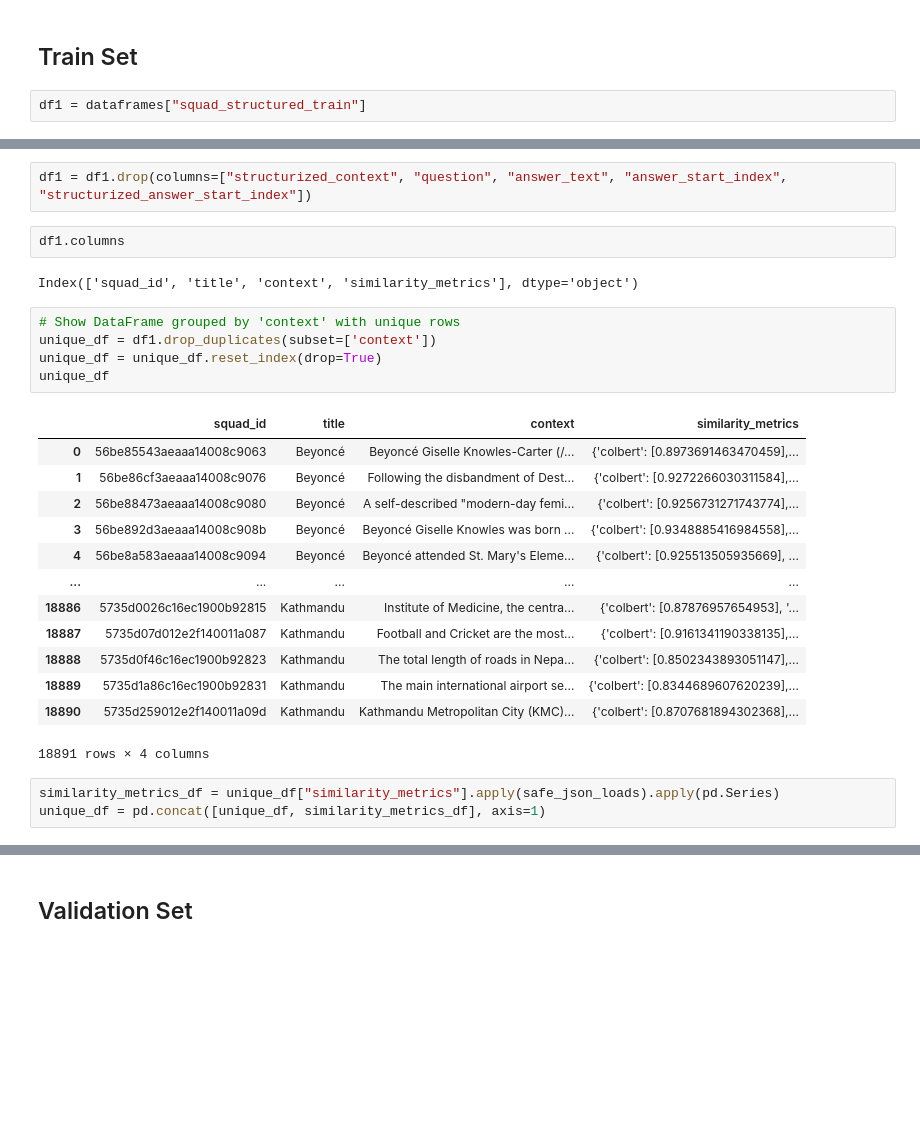
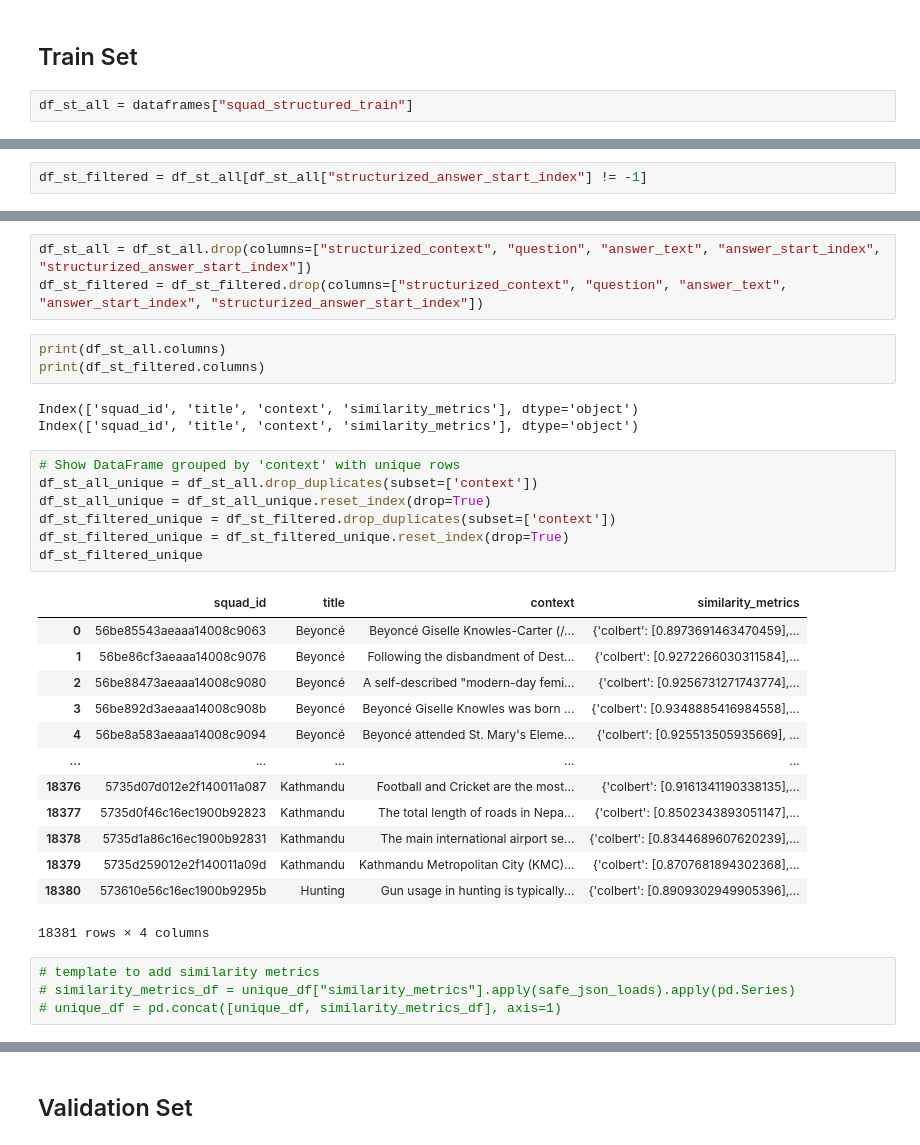
Before and after one commit to erenirmak/thesis-work, a Jupyter notebook: similarity-analysis.ipynb, the cells around one changed output, grey strips where cells are left out. Saved outputs shown, nothing was run; the diff lists cells and outputs as text; blank space fills up the shorter version.

```diff
--- a/similarity-analysis.ipynb
+++ b/similarity-analysis.ipynb
@@ -61,5 +65,5 @@ Loaded squad_structured_validation into DataFrame with 10570 rows.
 # %% [markdown]
 ## Train Set
 # %%
-df1 = dataframes["squad_structured_train"]
+df_st_all = dataframes["squad_structured_train"]
 # %%
@@ -69,3 +73,5 @@ Index(['squad_id', 'title', 'context', 'structurized_context', 'question',
        'answer_text', 'answer_start_index', 'structurized_answer_start_index',
        'similarity_metrics'],
       dtype='object')
+# %%
+df_st_filtered = df_st_all[df_st_all["structurized_answer_start_index"] != -1]
@@ -72,28 +102,34 @@ Index(['squad_id', 'title', 'context', 'structurized_context', 'question',
 # %%
-df1 = df1.drop(columns=["structurized_context", "question", "answer_text", "answer_start_index", "structurized_answer_start_index"])
+df_st_all = df_st_all.drop(columns=["structurized_context", "question", "answer_text", "answer_start_index", "structurized_answer_start_index"])
+df_st_filtered = df_st_filtered.drop(columns=["structurized_context", "question", "answer_text", "answer_start_index", "structurized_answer_start_index"])
 # %%
-df1.columns
+print(df_st_all.columns)
+print(df_st_filtered.columns)
 # %% [output]
 Index(['squad_id', 'title', 'context', 'similarity_metrics'], dtype='object')
+Index(['squad_id', 'title', 'context', 'similarity_metrics'], dtype='object')
 # %%
 # Show DataFrame grouped by 'context' with unique rows
-unique_df = df1.drop_duplicates(subset=['context'])
-unique_df = unique_df.reset_index(drop=True)
-unique_df
+df_st_all_unique = df_st_all.drop_duplicates(subset=['context'])
+df_st_all_unique = df_st_all_unique.reset_index(drop=True)
+df_st_filtered_unique = df_st_filtered.drop_duplicates(subset=['context'])
+df_st_filtered_unique = df_st_filtered_unique.reset_index(drop=True)
+df_st_filtered_unique
 # %% [output]
 |  | squad_id | title | context | similarity_metrics |
 | 0 | 56be85543aeaaa14008c9063 | Beyoncé | Beyoncé Giselle Knowles-Carter (/... | {'colbert': [0.8973691463470459],... |
 | 1 | 56be86cf3aeaaa14008c9076 | Beyoncé | Following the disbandment of Dest... | {'colbert': [0.9272266030311584],... |
 | 2 | 56be88473aeaaa14008c9080 | Beyoncé | A self-described "modern-day femi... | {'colbert': [0.9256731271743774],... |
 | 3 | 56be892d3aeaaa14008c908b | Beyoncé | Beyoncé Giselle Knowles was born ... | {'colbert': [0.9348885416984558],... |
 | 4 | 56be8a583aeaaa14008c9094 | Beyoncé | Beyoncé attended St. Mary's Eleme... | {'colbert': [0.925513505935669], ... |
 | ... | ... | ... | ... | ... |
-| 18886 | 5735d0026c16ec1900b92815 | Kathmandu | Institute of Medicine, the centra... | {'colbert': [0.87876957654953], '... |
-| 18887 | 5735d07d012e2f140011a087 | Kathmandu | Football and Cricket are the most... | {'colbert': [0.9161341190338135],... |
-| 18888 | 5735d0f46c16ec1900b92823 | Kathmandu | The total length of roads in Nepa... | {'colbert': [0.8502343893051147],... |
-| 18889 | 5735d1a86c16ec1900b92831 | Kathmandu | The main international airport se... | {'colbert': [0.8344689607620239],... |
-| 18890 | 5735d259012e2f140011a09d | Kathmandu | Kathmandu Metropolitan City (KMC)... | {'colbert': [0.8707681894302368],... |
+| 18376 | 5735d07d012e2f140011a087 | Kathmandu | Football and Cricket are the most... | {'colbert': [0.9161341190338135],... |
+| 18377 | 5735d0f46c16ec1900b92823 | Kathmandu | The total length of roads in Nepa... | {'colbert': [0.8502343893051147],... |
+| 18378 | 5735d1a86c16ec1900b92831 | Kathmandu | The main international airport se... | {'colbert': [0.8344689607620239],... |
+| 18379 | 5735d259012e2f140011a09d | Kathmandu | Kathmandu Metropolitan City (KMC)... | {'colbert': [0.8707681894302368],... |
+| 18380 | 573610e56c16ec1900b9295b | Hunting | Gun usage in hunting is typically... | {'colbert': [0.8909302949905396],... |
-18891 rows × 4 columns
+18381 rows × 4 columns
 # %%
-similarity_metrics_df = unique_df["similarity_metrics"].apply(safe_json_loads).apply(pd.Series)
-unique_df = pd.concat([unique_df, similarity_metrics_df], axis=1)
+# template to add similarity metrics
+# similarity_metrics_df = unique_df["similarity_metrics"].apply(safe_json_loads).apply(pd.Series)
+# unique_df = pd.concat([unique_df, similarity_metrics_df], axis=1)
```
Also changed, not shown: parts of 41 cells of this notebook.
